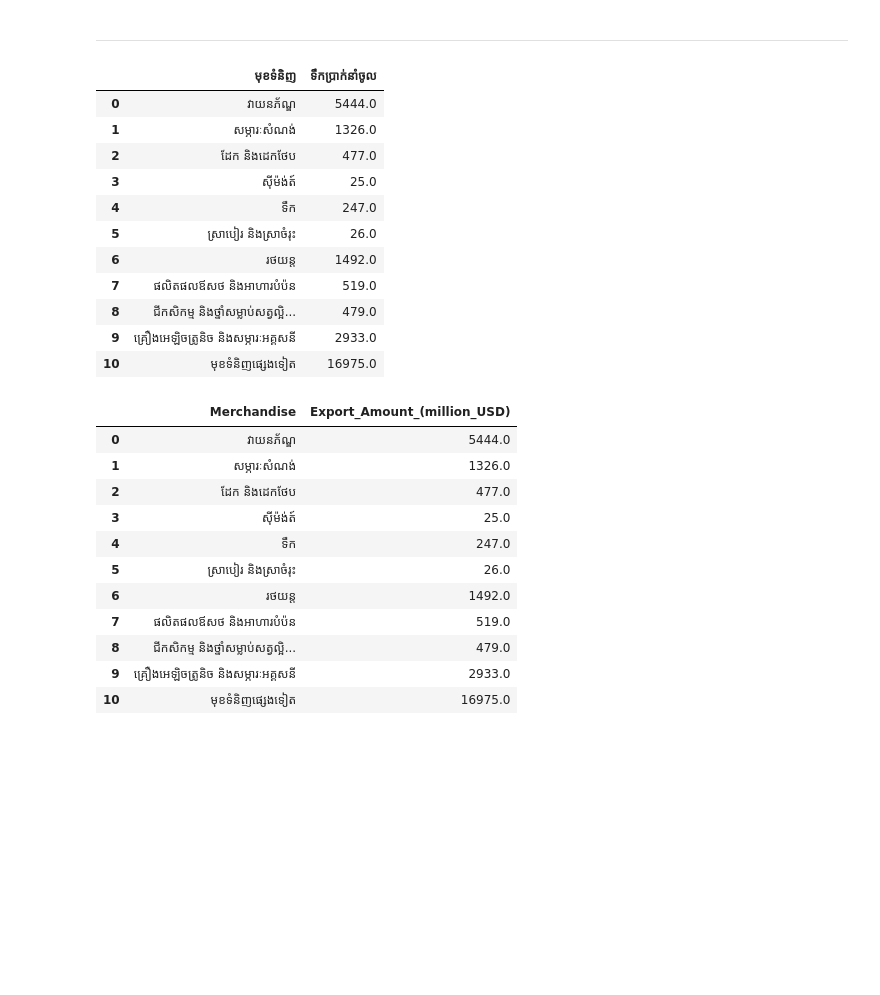
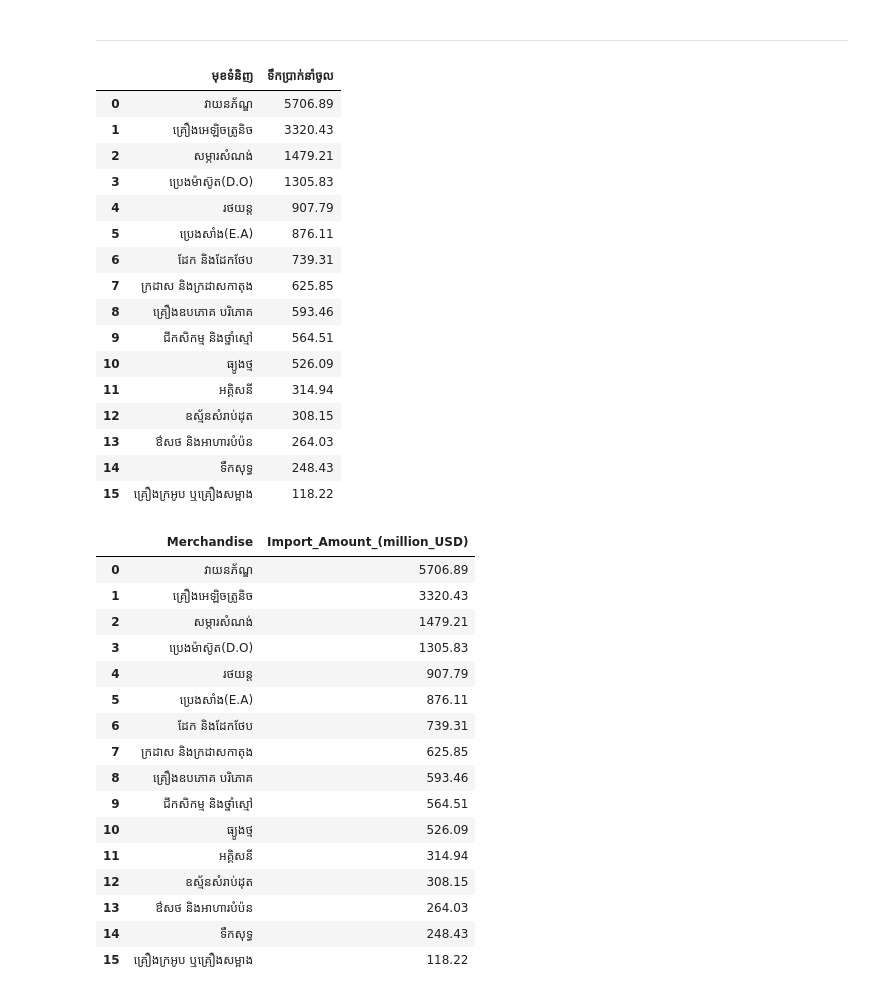
Before and after one commit to KrySenghort/Data-Cleaning-Data-EF, a Jupyter notebook: Code3.ipynb, the cells around one changed output. Drawn from its saved outputs; the diff is of its cells as text; code cells hidden in the pictures; blank space fills up the shorter version.

```diff
--- a/Code3.ipynb
+++ b/Code3.ipynb
@@ -389,7 +389,7 @@ dtype: object
 import requests
 import pandas as pd
 
-url = "https://data.mef.gov.kh/api/v1/public-datasets/pd_675fd77d255e6c000124820c/json?page=1&page_size=100"
+url = "https://data.mef.gov.kh/api/v1/public-datasets/pd_676e57ac93d4f00001fc5722/json?page=1&page_size=100"
 response = requests.get(url)
 data02 = response.json()
 
@@ -400,33 +400,43 @@ df = df.drop(columns=['row_number'])
 df
 # %% [output]
 |  | មុខទំនិញ | ទឹកប្រាក់នាំចូល |
-| 0 | វាយនភ័ណ្ឌ | 5444.0 |
-| 1 | សម្ភារៈសំណង់ | 1326.0 |
-| 2 | ដែក និងដេកថែប | 477.0 |
-| 3 | ស៊ីម៉ង់ត៍ | 25.0 |
-| 4 | ទឹក | 247.0 |
-| 5 | ស្រាបៀរ និងស្រាចំរុះ | 26.0 |
-| 6 | រថយន្ត | 1492.0 |
-| 7 | ផលិតផលឪសថ និងអាហារបំប៉ន | 519.0 |
-| 8 | ជីកសិកម្ម និងថ្នាំសម្លាប់សត្វល្អិ... | 479.0 |
-| 9 | គ្រឿងអេឡិចត្រូនិច និងសម្ភារៈអគ្គសនី | 2933.0 |
-| 10 | មុខទំនិញផ្សេងទៀត | 16975.0 |
+| 0 | វាយនភ័ណ្ឌ | 5706.89 |
+| 1 | គ្រឿងអេឡិចត្រូនិច | 3320.43 |
+| 2 | សម្ភារសំណង់ | 1479.21 |
+| 3 | ប្រេងម៉ាស៊ូត(D.O) | 1305.83 |
+| 4 | រថយន្ត | 907.79 |
+| 5 | ប្រេងសាំង(E.A) | 876.11 |
+| 6 | ដែក និងដែកថែប | 739.31 |
+| 7 | ក្រដាស និងក្រដាសកាតុង | 625.85 |
+| 8 | គ្រឿងឧបភោគ បរិភោគ | 593.46 |
+| 9 | ជីកសិកម្ម និងថ្នាំស្មៅ | 564.51 |
+| 10 | ធ្យូងថ្ម | 526.09 |
+| 11 | អគ្គិសនី | 314.94 |
+| 12 | ឧស្ម័នសំរាប់ដុត | 308.15 |
+| 13 | ឳសថ និងអាហារបំប៉ន | 264.03 |
+| 14 | ទឹកសុទ្ធ | 248.43 |
+| 15 | គ្រឿងក្រអូប ឬគ្រឿងសម្អាង | 118.22 |
 # %%
 df = df.rename(columns={
-    'ទឹកប្រាក់នាំចូល' : 'Export_Amount_(million_USD)',
+    'ទឹកប្រាក់នាំចូល' : 'Import_Amount_(million_USD)',
     'មុខទំនិញ' : 'Merchandise'
 })
 df
 # %% [output]
-|  | Merchandise | Export_Amount_(million_USD) |
-| 0 | វាយនភ័ណ្ឌ | 5444.0 |
-| 1 | សម្ភារៈសំណង់ | 1326.0 |
-| 2 | ដែក និងដេកថែប | 477.0 |
-| 3 | ស៊ីម៉ង់ត៍ | 25.0 |
-| 4 | ទឹក | 247.0 |
-| 5 | ស្រាបៀរ និងស្រាចំរុះ | 26.0 |
-| 6 | រថយន្ត | 1492.0 |
-| 7 | ផលិតផលឪសថ និងអាហារបំប៉ន | 519.0 |
-| 8 | ជីកសិកម្ម និងថ្នាំសម្លាប់សត្វល្អិ... | 479.0 |
-| 9 | គ្រឿងអេឡិចត្រូនិច និងសម្ភារៈអគ្គសនី | 2933.0 |
-| 10 | មុខទំនិញផ្សេងទៀត | 16975.0 |
+|  | Merchandise | Import_Amount_(million_USD) |
+| 0 | វាយនភ័ណ្ឌ | 5706.89 |
+| 1 | គ្រឿងអេឡិចត្រូនិច | 3320.43 |
+| 2 | សម្ភារសំណង់ | 1479.21 |
+| 3 | ប្រេងម៉ាស៊ូត(D.O) | 1305.83 |
+| 4 | រថយន្ត | 907.79 |
+| 5 | ប្រេងសាំង(E.A) | 876.11 |
+| 6 | ដែក និងដែកថែប | 739.31 |
+| 7 | ក្រដាស និងក្រដាសកាតុង | 625.85 |
+| 8 | គ្រឿងឧបភោគ បរិភោគ | 593.46 |
+| 9 | ជីកសិកម្ម និងថ្នាំស្មៅ | 564.51 |
+| 10 | ធ្យូងថ្ម | 526.09 |
+| 11 | អគ្គិសនី | 314.94 |
+| 12 | ឧស្ម័នសំរាប់ដុត | 308.15 |
+| 13 | ឳសថ និងអាហារបំប៉ន | 264.03 |
+| 14 | ទឹកសុទ្ធ | 248.43 |
+| 15 | គ្រឿងក្រអូប ឬគ្រឿងសម្អាង | 118.22 |
```
Also changed, not shown: parts of 56 cells of this notebook, 31 other files.
